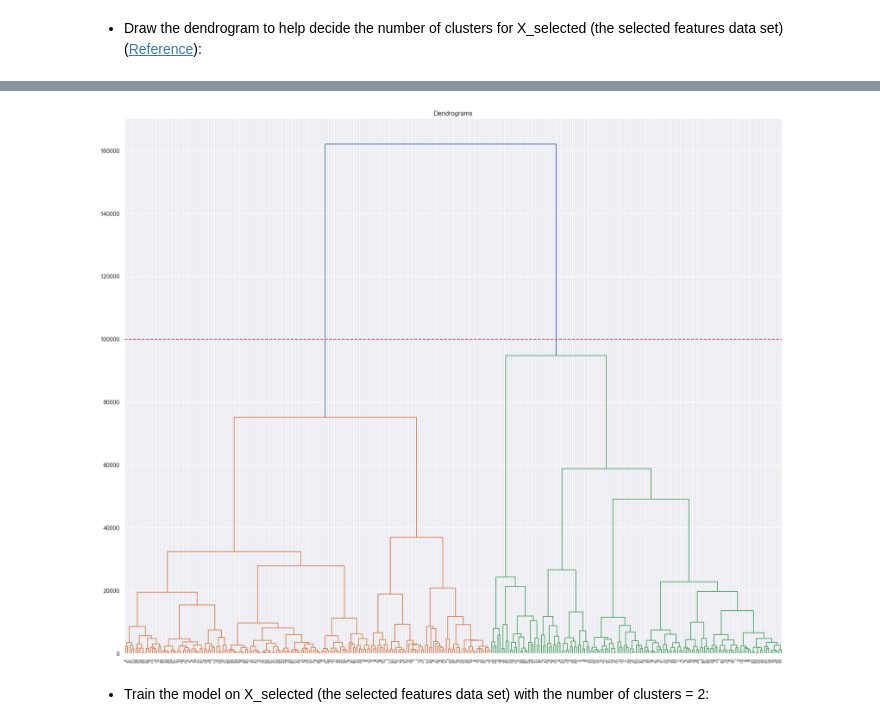
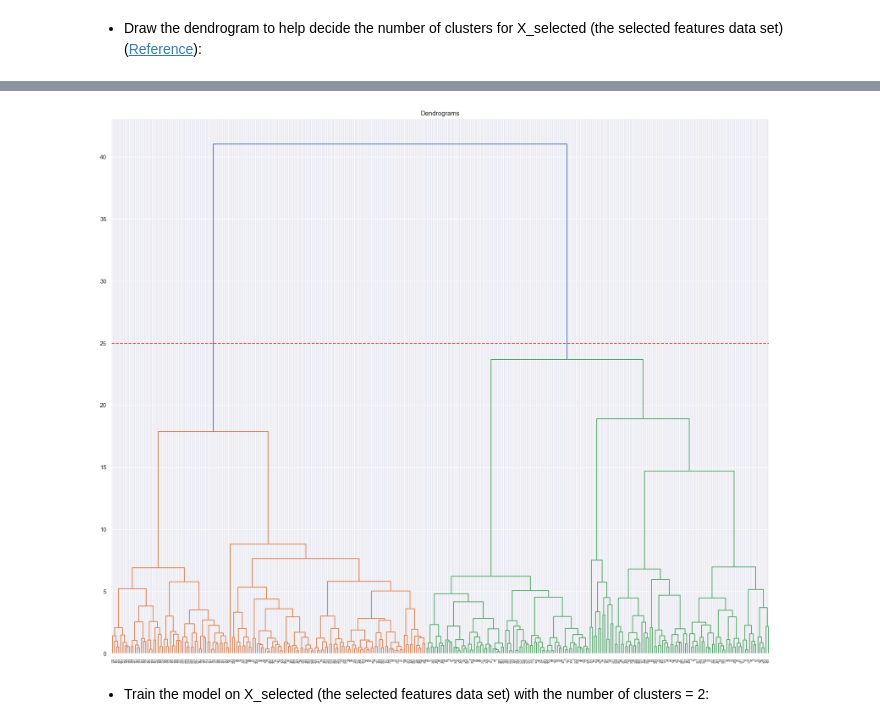
Before and after one commit to TeeNguyenDA/Wholesale-Data-Unsupervised-Learning, a Jupyter notebook: Unsupervised Learning - Project.ipynb, the cells around one changed output, grey strips where cells are left out. Drawn from its saved outputs; the diff is of its cells as text; code cells hidden in the pictures.

```diff
--- a/Unsupervised Learning - Project.ipynb
+++ b/Unsupervised Learning - Project.ipynb
@@ -674,0 +681,7 @@ Pipeline(steps=[('log_transform',
+# %%
+# Review the numeric columns names set in the 'numeric_cols' variable
+print(numeric_cols)
+
+# Set the categorical columns names set in the 'cat_cols' variable
+cat_cols = ['Channel', 'Region']
+print(cat_cols)
@@ -674,0 +691,4 @@ Pipeline(steps=[('log_transform',
+# %%
+# Reassign the transformed data into 'X'
+X = pd.DataFrame(preprocessor.transform(X), columns=(cat_cols + numeric_cols))
+X
@@ -684,11 +718,17 @@ def log_transform(X2):
 # This variable can now be used in a pipeline.
 log_transform_object2 = FunctionTransformer(log_transform)
 
-# We just want to log  several specific column, leaving the others unchanged
-log_numeric_cols2 = ColumnTransformer([('log_numeric_cols', log_transform_object2, ['Fresh', 'Grocery', 'Frozen', 'Delicassen'])],
-                              remainder='passthrough') # Just applying log_transform for these numeric columns, the rest is passed
+# Define the pipeline for numeric columns
+numeric_cols_pipeline2 = Pipeline(steps=[('log_transform', log_transform_object),
+                                        ('scaling', StandardScaler())
+                                        ])
 
-pipeline2 = Pipeline(steps=[('log_transform', log_numeric_cols2),
-                           ('scaling', StandardScaler())])
-pipeline2.fit(X_selected)
+# Define the column transformer
+preprocessor2 = ColumnTransformer(transformers=[
+                                        ('cat', 'passthrough', ['Region']),
+                                        ('num', numeric_cols_pipeline, ['Fresh', 'Grocery', 'Frozen', 'Delicassen'])
+                                        ])
+
+# Fit the column transformer to X_selected
+preprocessor2.fit(X_selected)
 # %% [output]
@@ -701,0 +742,4 @@ Pipeline(steps=[('log_transform',
+# %%
+# Reassign the transformed data into 'X_selected'
+X_selected = pd.DataFrame(preprocessor2.transform(X_selected), columns=(['Region']+ ['Fresh', 'Grocery', 'Frozen', 'Delicassen']))
+X_selected
@@ -935,12 +993,12 @@ plt.show()
 # %%
-# Draw the second dendrogram for X_selected (the selected features data set) with a threshold of 100,000 and cut the dendrogram
+# Draw the second dendrogram for X_selected (the selected features data set) with a threshold of 25 and cut the dendrogram
 plt.figure(figsize=(22, 18))
 plt.title("Dendrograms")
 dend2 = shc.dendrogram(shc.linkage(X_selected, method='ward')) # Use the default linkage algorithm 'ward'
-plt.axhline(y=100000, color='r', linestyle='--')
+plt.axhline(y=25, color='r', linestyle='--')
 plt.show()
 # %% [output]
-[figure, old version]
+[figure, new version]
 # %% [markdown]
 * Train the model on X_selected (the selected features data set) with the number of clusters = 2:
 # %%
```
Also changed, not shown: parts of 44 cells of this notebook, 1 other file.
